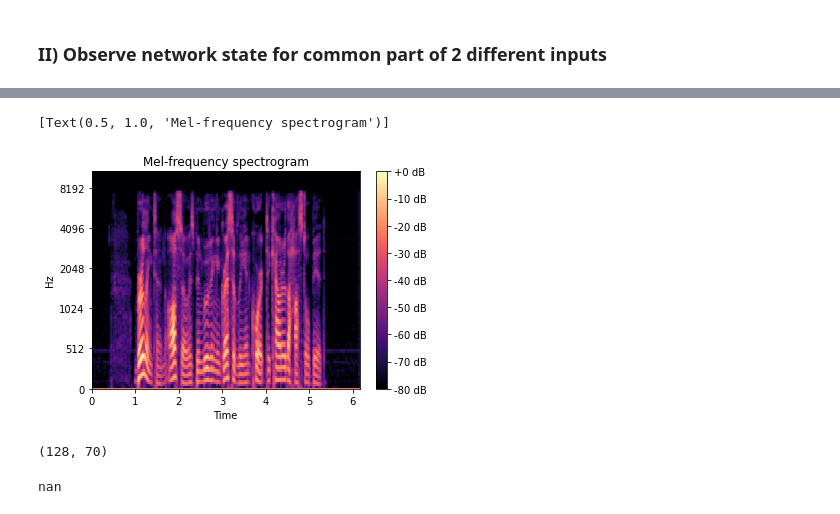
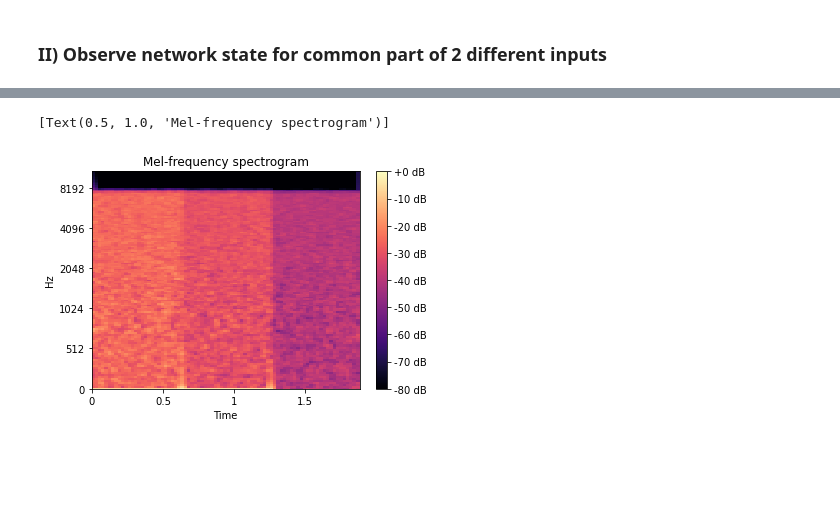
Before and after one commit to n-ika/esn, a Jupyter notebook: ESN_nika.ipynb, the cells around one changed output, grey strips where cells are left out. Drawn from its saved outputs; the diff is of its cells as text; code cells hidden in the pictures; blank space fills up the shorter version.

Commit message:
real stim

```diff
--- a/ESN_nika.ipynb
+++ b/ESN_nika.ipynb
@@ -210,71 +205,13 @@ plt.show()
 # %%
 import librosa.display
-sig, rate = librosa.load("audio.wav")
+# sig, rate = librosa.load("/Users/nika/Documents/hopfield_hash/wavs/452c0a0b.wav")
+sig, rate = librosa.load("test.wav")
 S = librosa.feature.melspectrogram(y=sig, sr=rate)
 fig, ax = plt.subplots()
 S_dB = librosa.power_to_db(S, ref=np.max)
 img = librosa.display.specshow(S_dB, x_axis='time',y_axis='mel', sr=rate, ax=ax)
 fig.colorbar(img, ax=ax, format='%+2.0f dB')
 ax.set(title='Mel-frequency spectrogram')
 # %% [output]
 [Text(0.5, 1.0, 'Mel-frequency spectrogram')]
-[figure, old version]
+[figure, new version]
-# %%
-S.shape
-# %% [output]
-(128, 70)
-# %%
-u = np.transpose(S)
-
-t = u.shape[0] # len of training data
-N = u.shape[1] #int(t/15) # neuron size
-alpha = 0.8 # needs to be hand tuned
-x = np.zeros((N,))
-
-
-# random weights need to be dampened to avoid chaotic acitivity
-W0_ = random(N, N, density=0.1) # scipy.sparse.random
-W0 = W0_.toarray() # W0_.A
-W1 = np.max(LA.eigvals(W0))* W0
-W1[W1!=0] = 2 * W1[W1!=0] - 1 # make non sparse values between [-1,1]
-W = alpha * W1 # scale the matrix
-W = W.real
-
-beta = 0.1
-W_in = np.random.rand(N, N)
-W_in = W_in * beta
-
-X = np.zeros((N,))
-D = np.zeros((N,))
-
-for n in range(t-1):
-    if n == 0:
-        x = np.tanh(np.inner(W_in,u[n+1]) + np.inner(W,x))
-
-    else:
-        x_n = x
-        x = np.tanh(np.inner(W_in,u[n+1]) + np.inner(W,x_n))
-
-        X = np.vstack((X,x_n))
-        D = np.vstack((D,np.arctanh(u[n]) ))
-
-X_inv = np.linalg.pinv(X)
-W_out = np.transpose(np.inner(X_inv, np.transpose(D)))
-
-
-diff_list = []
-Y = np.zeros((N,))
-
-for n in range(t-1):
-    x_n = x
-    x = np.tanh(np.inner(W_in,u[n+1]) + np.transpose(np.inner(W,x_n)))
-
-    y = np.tanh(np.inner(W_out,x))
-    Y = np.vstack((Y,y))
-
-    sq_diff = np.square(y-u[n+1])
-    diff_list.append(np.mean(sq_diff))
-
-np.sum(diff_list)
-# %% [output]
-nan
```
Also changed, not shown: parts of 21 cells of this notebook.
